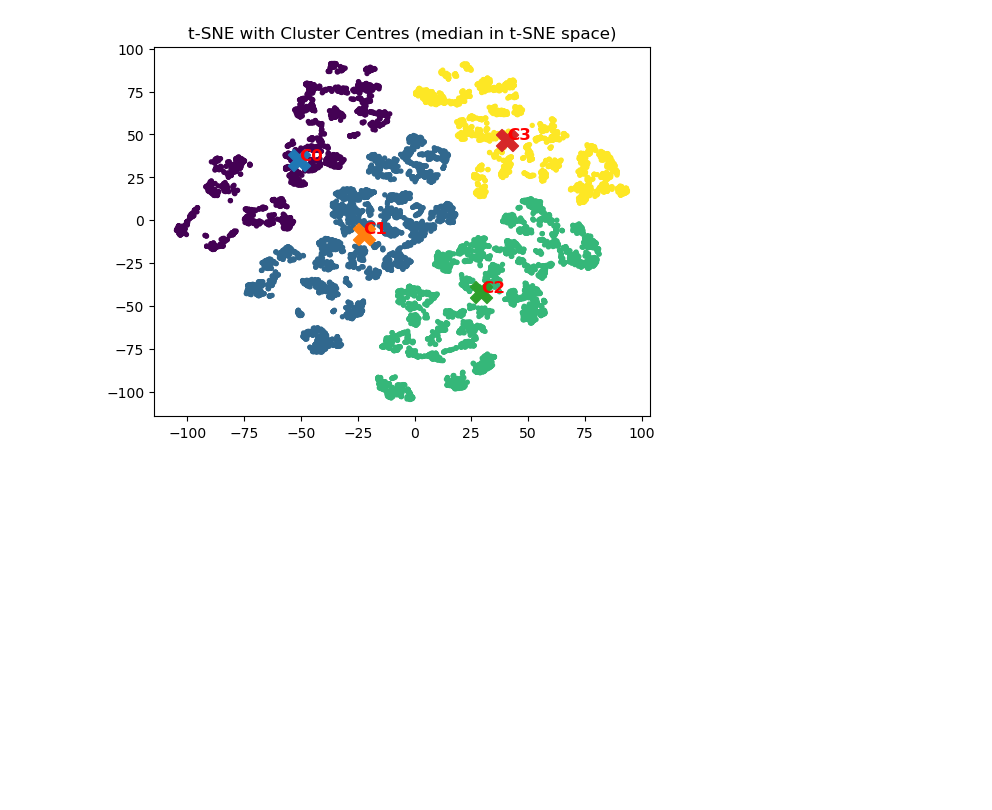
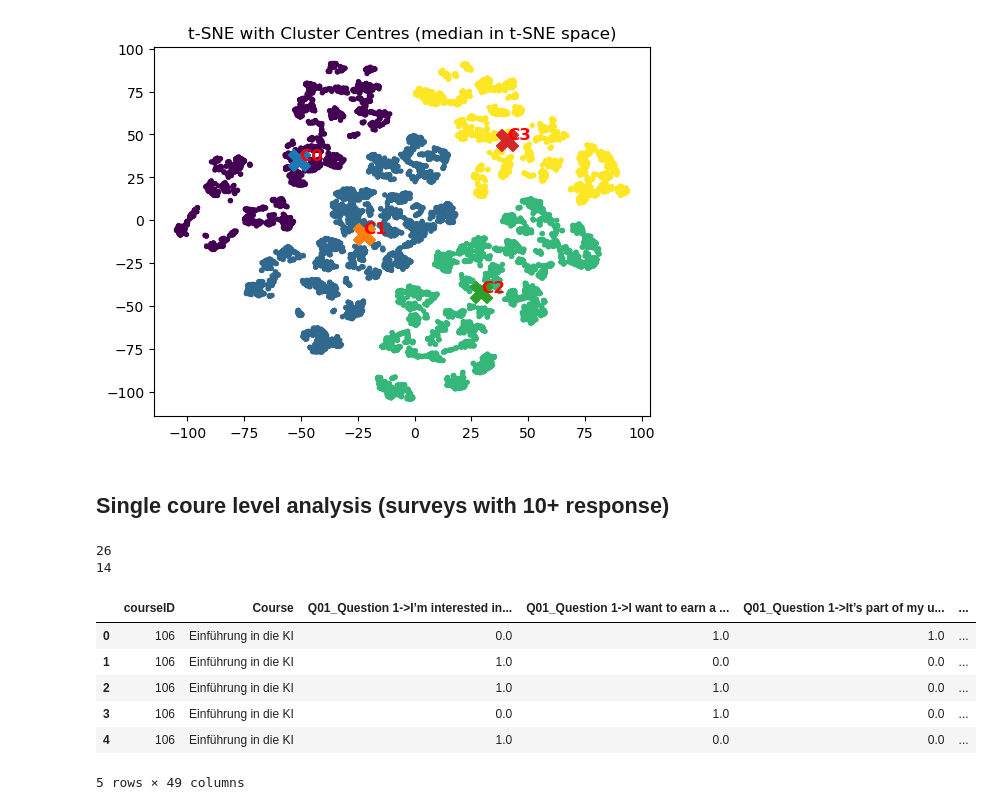
Before and after one commit to LenaAoyamaLawrence/Public-Projects, a Jupyter notebook: EDA/Moodle_Surveys.ipynb, the cells around one changed output. Drawn from its saved outputs; the diff is of its cells as text; code cells hidden in the pictures; blank space fills up the shorter version.

```diff
--- a/EDA/Moodle_Surveys.ipynb
+++ b/EDA/Moodle_Surveys.ipynb
@@ -1629,3 +1629,5 @@ plotting_clusters(labels_post, tsne_post)
 # %% [output]
 [figure]
 [figure]
+# %% [markdown]
+## Single coure level analysis (surveys with 10+ response)
@@ -1631,0 +1647,20 @@ plotting_clusters(labels_post, tsne_post)
+# %%
+# courseID for the target courses
+pre_ids = survey_filter(agg_pre)
+print(len(pre_ids))
+
+post_ids = survey_filter(agg_post)
+print(len(post_ids))
+# %% [output]
+26
+14
+# %%
+agg_pre.head()
+# %% [output]
+|  | courseID | Course | Q01_Question 1->I’m interested in... | Q01_Question 1->I want to earn a ... | Q01_Question 1->It’s part of my u... | ... |
+| 0 | 106 | Einführung in die KI | 0.0 | 1.0 | 1.0 | ... |
+| 1 | 106 | Einführung in die KI | 1.0 | 0.0 | 0.0 | ... |
+| 2 | 106 | Einführung in die KI | 1.0 | 1.0 | 0.0 | ... |
+| 3 | 106 | Einführung in die KI | 0.0 | 1.0 | 0.0 | ... |
+| 4 | 106 | Einführung in die KI | 1.0 | 0.0 | 0.0 | ... |
+5 rows × 49 columns
```
Also changed, not shown: parts of 4 cells of this notebook.
